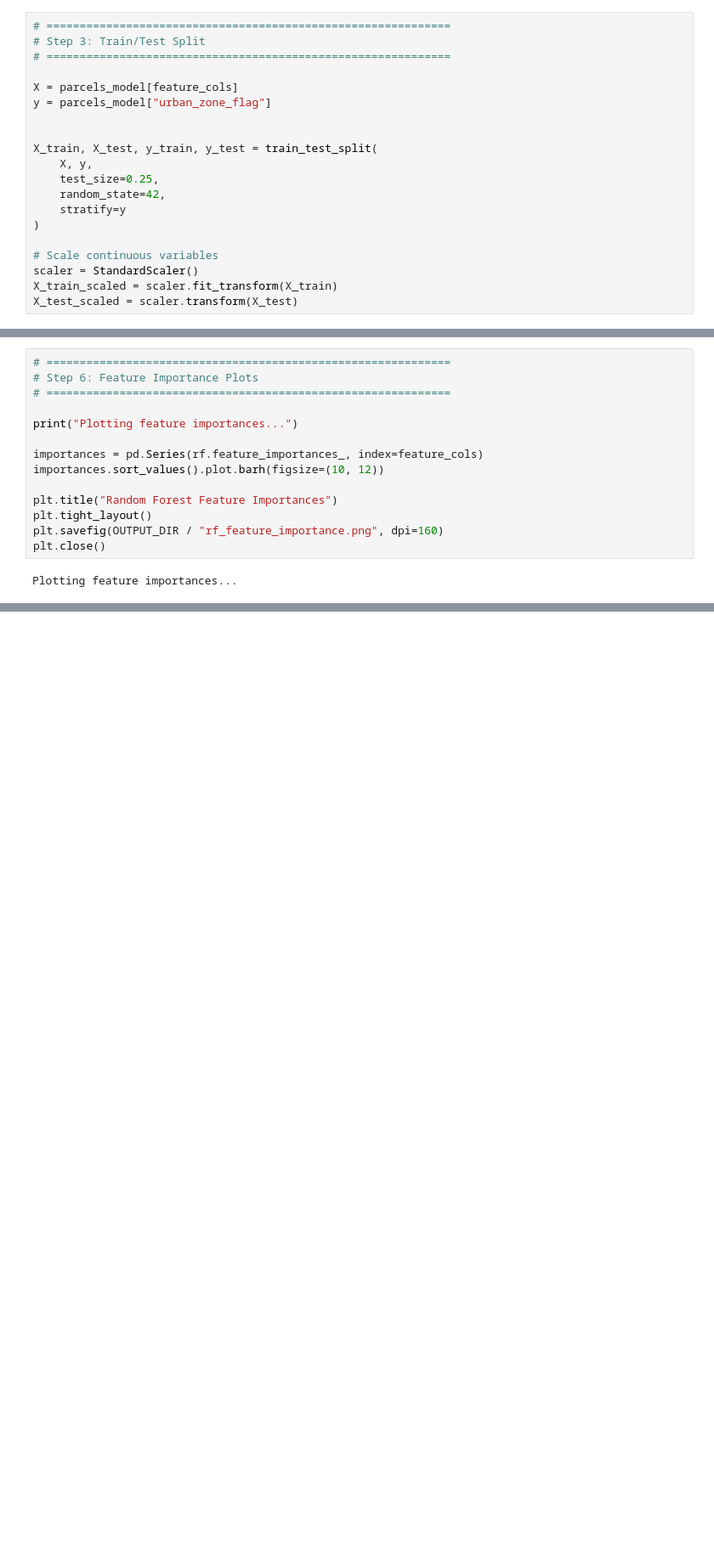
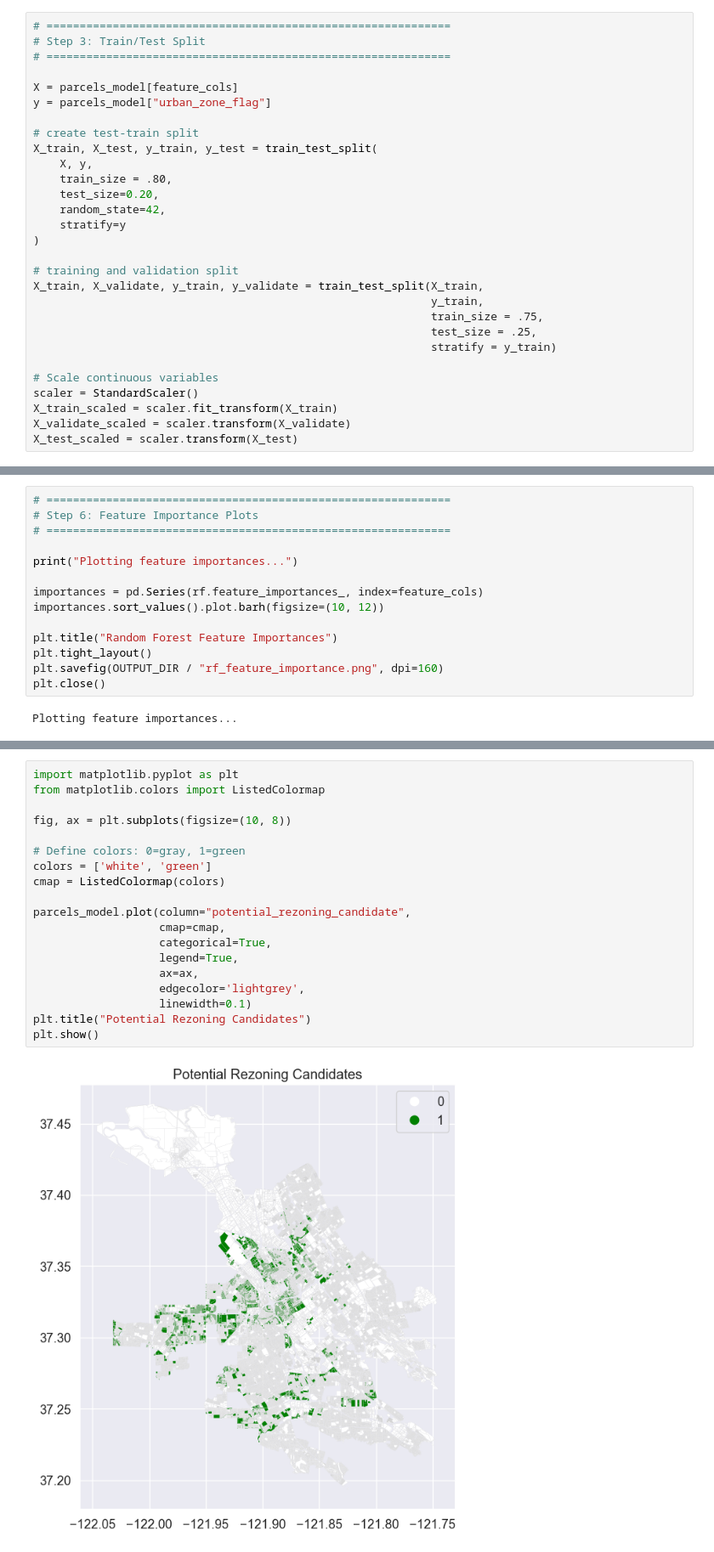
Before and after one commit to kaseyzapatka/sanjose_transit_equity, a Jupyter notebook: code/03_suitability.ipynb, the cells around one changed output, grey strips where cells are left out. Shown: that part at 85% size. Drawn from its saved outputs; the diff is of its cells as text; blank space fills up the shorter version.

```diff
--- a/code/03_suitability.ipynb
+++ b/code/03_suitability.ipynb
@@ -83,17 +90,26 @@ y = parcels_model["urban_zone_flag"]
 X = parcels_model[feature_cols]
 y = parcels_model["urban_zone_flag"]
 
-
+# create test-train split
 X_train, X_test, y_train, y_test = train_test_split(
     X, y,
-    test_size=0.25,
+    train_size = .80,
+    test_size=0.20,
     random_state=42,
     stratify=y
 )
 
+# training and validation split
+X_train, X_validate, y_train, y_validate = train_test_split(X_train,
+                                                            y_train,
+                                                            train_size = .75,
+                                                            test_size = .25,
+                                                            stratify = y_train)
+
 # Scale continuous variables
 scaler = StandardScaler()
 X_train_scaled = scaler.fit_transform(X_train)
+X_validate_scaled = scaler.transform(X_validate)
 X_test_scaled = scaler.transform(X_test)
 # %%
 # =============================================================
@@ -293,0 +960,21 @@ parcels_model.shape
+# %%
+import matplotlib.pyplot as plt
+from matplotlib.colors import ListedColormap
+
+fig, ax = plt.subplots(figsize=(10, 8))
+
+# Define colors: 0=gray, 1=green
+colors = ['white', 'green']
+cmap = ListedColormap(colors)
+
+parcels_model.plot(column="potential_rezoning_candidate",
+                   cmap=cmap,
+                   categorical=True,
+                   legend=True,
+                   ax=ax,
+                   edgecolor='lightgrey',
+                   linewidth=0.1)
+plt.title("Potential Rezoning Candidates")
+plt.show()
+# %% [output]
+[figure, added]
```
Also changed, not shown: parts of 18 cells of this notebook.
